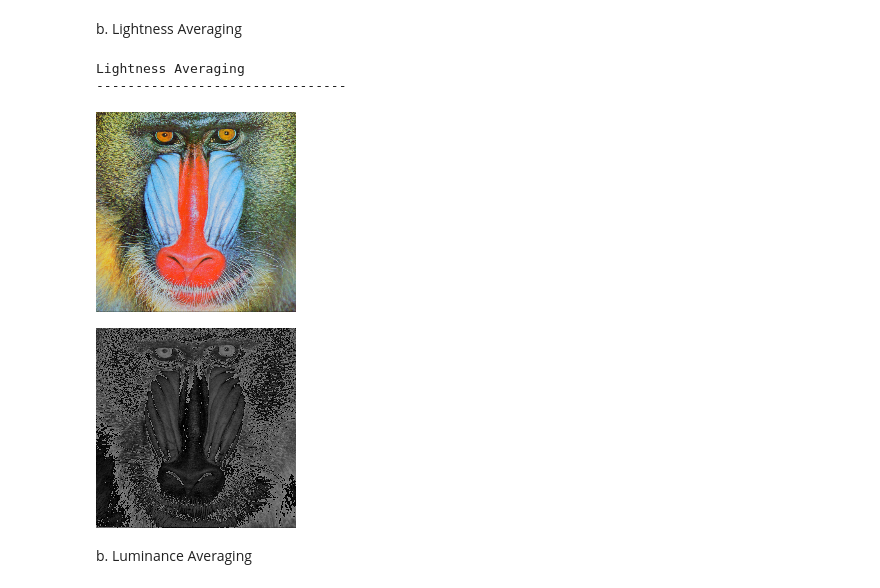
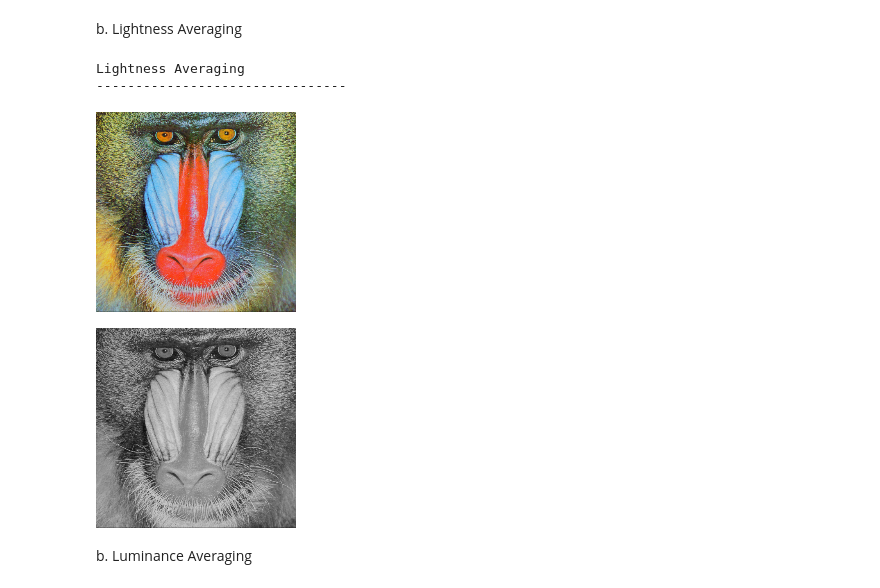
Before and after one commit to genadidharma/pcvk-week-01, a Jupyter notebook: Week 3.ipynb, the cells around one changed output. Saved outputs shown, nothing was run; the diff lists cells and outputs as text; code cells hidden in the pictures.

```diff
--- a/Week 3.ipynb
+++ b/Week 3.ipynb
@@ -128,20 +128,20 @@ b. Lightness Averaging
 # %%
 print('Lightness Averaging')
 print('--------------------------------')
 
 original = cv.imread('/content/drive/MyDrive/Kuliah/Semester 6/Pengolahan Citra & Visi Komputer/Week 3/Source/mandrill.tiff')
 original = cv.resize(original, (200,200))
 
 #Apply averaging grayscale method
-grayscale_lightness_image = (np.max(original, axis=2) + np.min(original, axis=2)) / 2
+grayscale_lightness_image = np.max(original, axis=2) / 2 + np.min(original, axis=2) / 2
 
 cv2_imshow(original)
 cv2_imshow(grayscale_lightness_image)
 # %% [output]
 Lightness Averaging
 --------------------------------
 [figure]
-[figure, old version]
+[figure, new version]
 # %% [markdown]
 b. Luminance Averaging
 # %%
```
Also changed, not shown: parts of 4 cells of this notebook.
